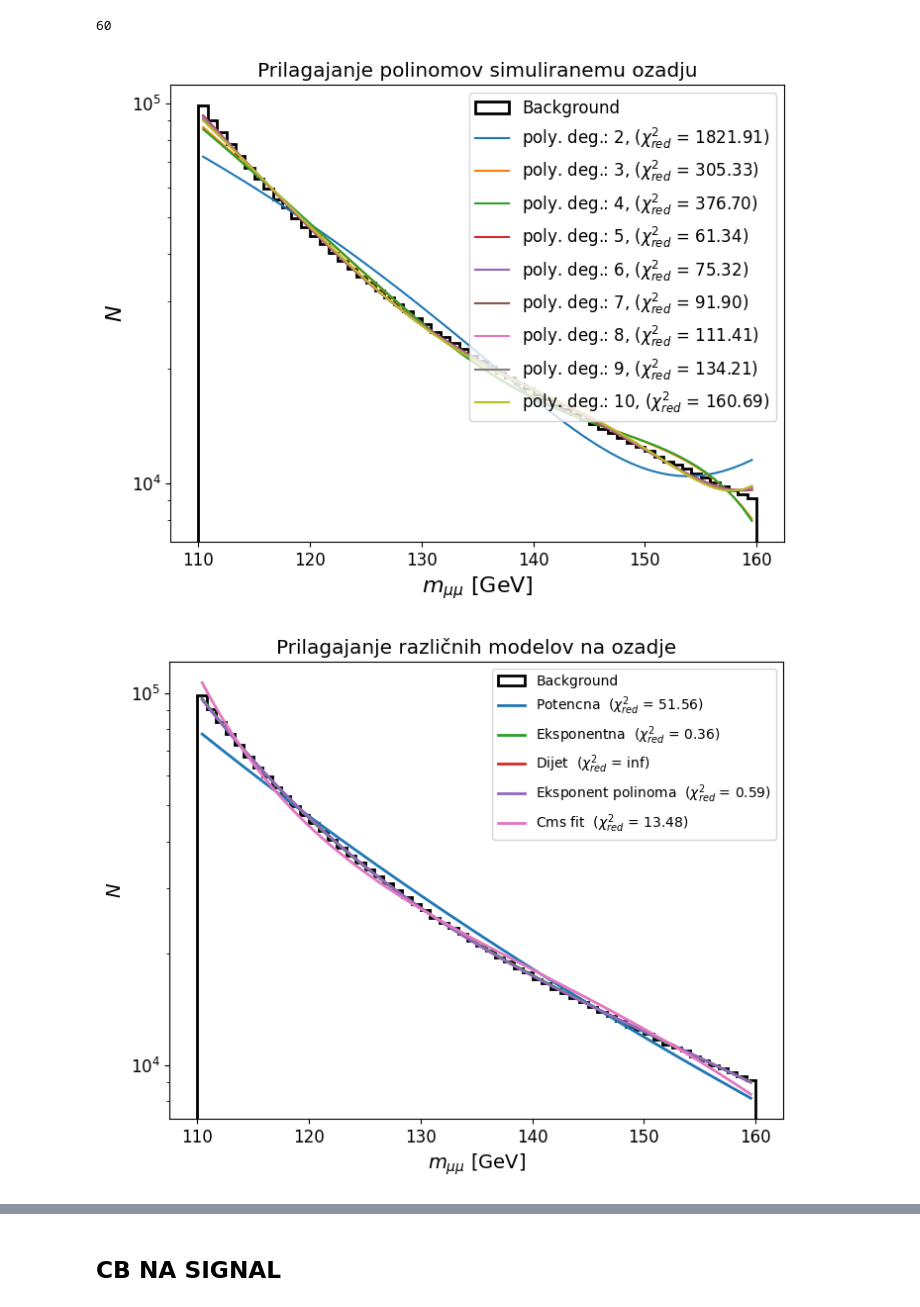
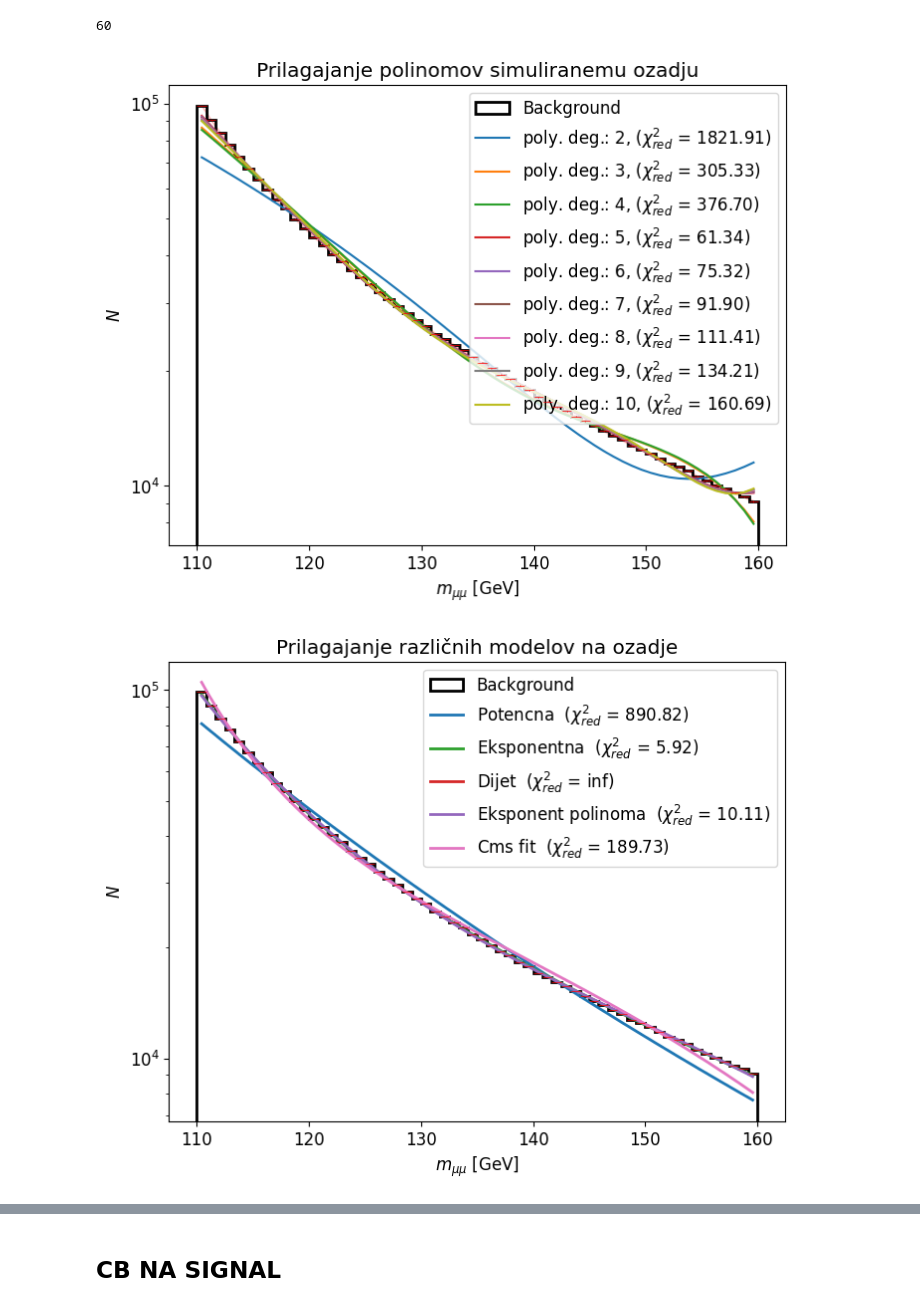
Before and after one commit to tadejkooo/PSUF, a Jupyter notebook: PSUF1/python1/fitting.ipynb, the cells around one changed output, grey strips where cells are left out. Drawn from its saved outputs; the diff is of its cells as text; code cells hidden in the pictures.

```diff
--- a/PSUF1/python1/fitting.ipynb
+++ b/PSUF1/python1/fitting.ipynb
@@ -73,19 +73,19 @@ for deg in poly_degs:
 fig, ax = plt.subplots(figsize=(8, 6))
 
 bkg_hist = hists["Background"]
-plot_simple_histogram(ax, [bkg_hist["centers"], bkg_hist["edges"], bkg_hist["values"], 0.01], lw=2, color="k", label="Background")
+plot_simple_histogram(ax, [bkg_hist["centers"], bkg_hist["edges"], bkg_hist["values"], bkg_hist["errors"]], plot_errs=True, lw=2, color="k", label="Background")
 
 for deg, poly_result, chi2_result in zip(poly_degs, poly_results, reduced_chi2_results):
     ax.plot(bin_centers, poly_result, label=f"poly. deg.: {deg}, ($\\chi^2_{{red}}$ = {chi2_result:.2f})")
 
 ax.set_title('Prilagajanje polinomov simuliranemu ozadju')
-ax.set_xlabel(r"$m_{\mu\mu}$ [GeV]", fontsize=16)
-ax.set_ylabel("$N$", fontsize=16)
+ax.set_xlabel(r"$m_{\mu\mu}$ [GeV]")
+ax.set_ylabel("$N$")
 
 ax.legend()
 ax.set_yscale("log")
 # %% [output]
-[figure, old version]
+[figure, new version]
 # %%
 def potencna_funkcija(x, a, b):
     return a * x**b
@@ -110,7 +110,7 @@ def cms_fit_function(m, a_1, a_2, a_3):
 # === Pridobimo podatke iz histograma ===
 xdata = bkg_hist["centers"]
 ydata = bkg_hist["values"]
-yerrors = 0.01 * ydata  # ali tvoj realni bkg_hist["errors"]
+yerrors = bkg_hist["errors"]
 
 # === Fit za posamezne funkcije ===
 fits = {}
@@ -153,38 +153,38 @@ for name, (params, func) in fits.items():
     chi2_values[name] = chi2_red
 
 
 # === Risanje ===
 fig, ax = plt.subplots(figsize=(8, 6))
 
 # Histogram
-plot_simple_histogram(ax, [bkg_hist["centers"], bkg_hist["edges"], bkg_hist["values"], 0.01],
+plot_simple_histogram(ax, [bkg_hist["centers"], bkg_hist["edges"], bkg_hist["values"], 0.01], plot_errs=True,
                       lw=2, color="k", label="Background")
 ax.set_yscale("log")
-ax.set_xlabel(r"$m_{\mu\mu}$ [GeV]", fontsize=14)
-ax.set_ylabel("$N$", fontsize=14)
+ax.set_xlabel(r"$m_{\mu\mu}$ [GeV]")
+ax.set_ylabel("$N$")
 ax.set_title("Prilagajanje različnih modelov na ozadje")
 
 # Narišemo vse fite
 x_fit = np.linspace(np.min(xdata), np.max(xdata), 1000)
 
 colors = {
     "Potencna": "tab:blue",
     "Eksponentna": "tab:green",
     "Dijet": "tab:red",
     "Eksponent polinoma": "tab:purple",
     "Cms fit": "tab:pink",
 }
 
 for name, (params, func) in fits.items():
     y_fit = func(x_fit, *params)
     chi2_red = chi2_values[name]
     ax.plot(x_fit, y_fit, color=colors[name], lw=2,
             label=f"{name}  ($\\chi^2_{{red}}$ = {chi2_red:.2f})")
 
-ax.legend(fontsize=10)
+ax.legend()
 plt.show()
 # %% [output]
-[figure, old version]
+[figure, new version]
 # %%
 # === Izberi modele, ki jih želiš prikazati v rezidualih ===
 selected_models = ["poly_deg5", "Eksponentna", "Eksponent polinoma", "Cms fit"]
```
Also changed, not shown: parts of 15 cells of this notebook, 18 other files.
